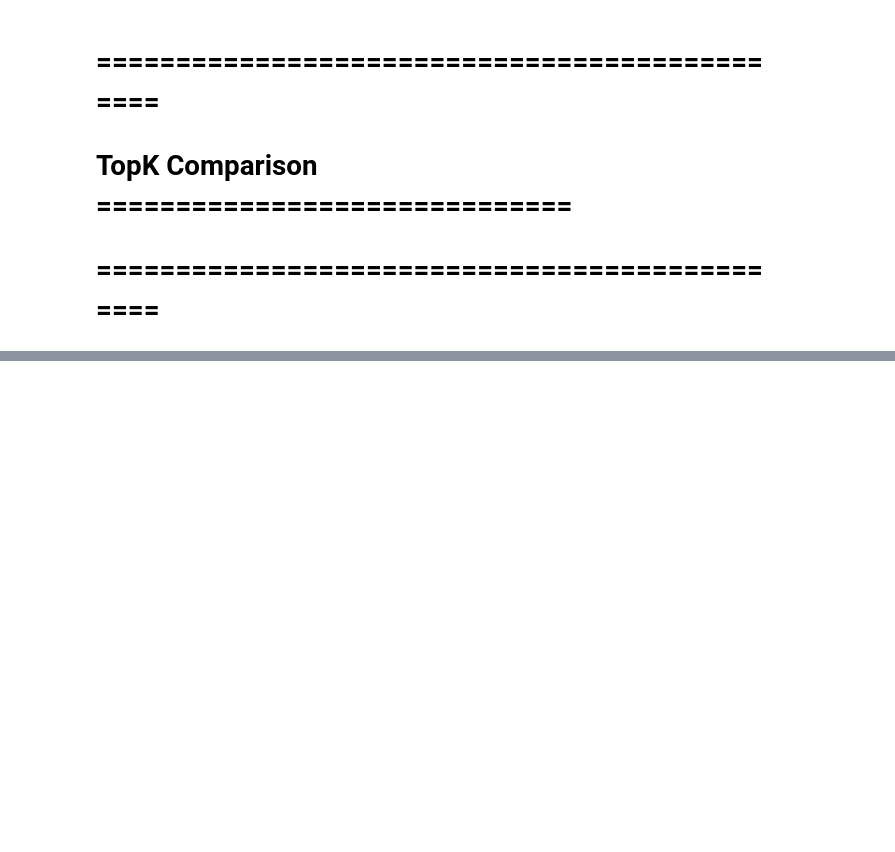
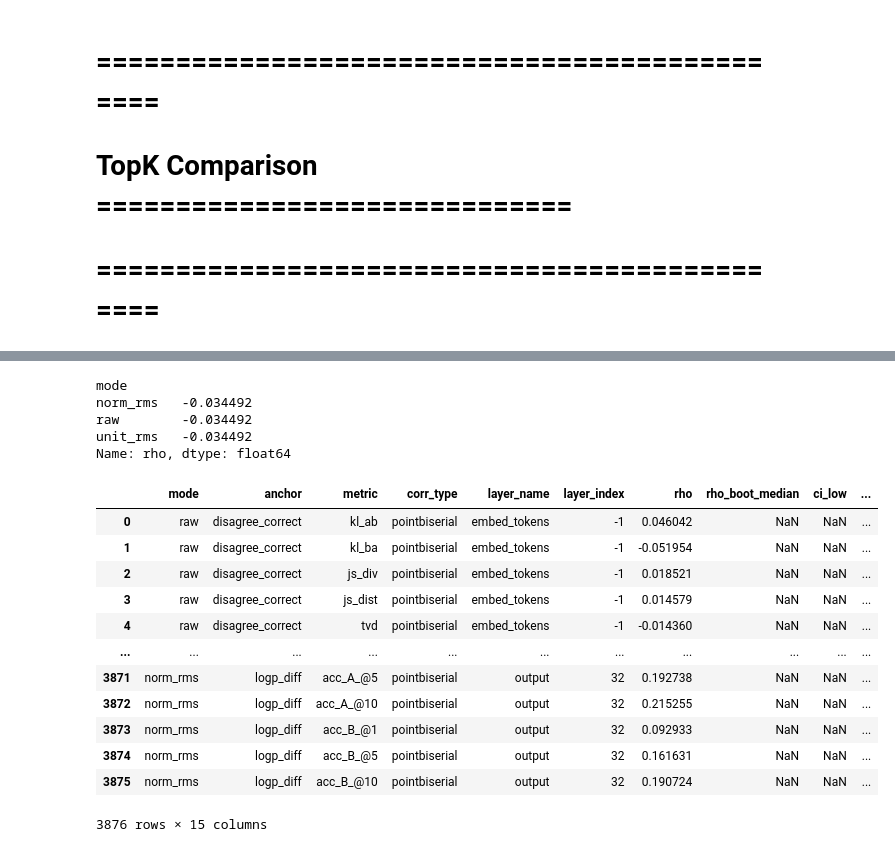
Before and after one commit to AnnemetteBP/LogitDiffLens, a Jupyter notebook: logit_lens.ipynb, the cells around one changed output, grey strips where cells are left out. Saved outputs shown, nothing was run; the diff lists cells and outputs as text; code cells hidden in the pictures; blank space fills up the shorter version.

```diff
--- a/logit_lens.ipynb
+++ b/logit_lens.ipynb
@@ -1363,0 +2814,24 @@ run_projection_comparison_single_batch(
+# %%
+df_corr_perprompt_all.query("metric.str.contains('cosine_sim')").groupby("mode")["rho"].mean()
+# %% [output]
+mode
+norm_rms   -0.034492
+raw        -0.034492
+unit_rms   -0.034492
+Name: rho, dtype: float64
+# %%
+df_corr_perprompt_all
+# %% [output]
+|  | mode | anchor | metric | corr_type | layer_name | layer_index | rho | rho_boot_median | ci_low | ... |
+| 0 | raw | disagree_correct | kl_ab | pointbiserial | embed_tokens | -1 | 0.046042 | NaN | NaN | ... |
+| 1 | raw | disagree_correct | kl_ba | pointbiserial | embed_tokens | -1 | -0.051954 | NaN | NaN | ... |
+| 2 | raw | disagree_correct | js_div | pointbiserial | embed_tokens | -1 | 0.018521 | NaN | NaN | ... |
+| 3 | raw | disagree_correct | js_dist | pointbiserial | embed_tokens | -1 | 0.014579 | NaN | NaN | ... |
+| 4 | raw | disagree_correct | tvd | pointbiserial | embed_tokens | -1 | -0.014360 | NaN | NaN | ... |
+| ... | ... | ... | ... | ... | ... | ... | ... | ... | ... | ... |
+| 3871 | norm_rms | logp_diff | acc_A_@5 | pointbiserial | output | 32 | 0.192738 | NaN | NaN | ... |
+| 3872 | norm_rms | logp_diff | acc_A_@10 | pointbiserial | output | 32 | 0.215255 | NaN | NaN | ... |
+| 3873 | norm_rms | logp_diff | acc_B_@1 | pointbiserial | output | 32 | 0.092933 | NaN | NaN | ... |
+| 3874 | norm_rms | logp_diff | acc_B_@5 | pointbiserial | output | 32 | 0.161631 | NaN | NaN | ... |
+| 3875 | norm_rms | logp_diff | acc_B_@10 | pointbiserial | output | 32 | 0.190724 | NaN | NaN | ... |
+3876 rows × 15 columns
```
Also changed, not shown: parts of 90 cells of this notebook, 1 other file.
